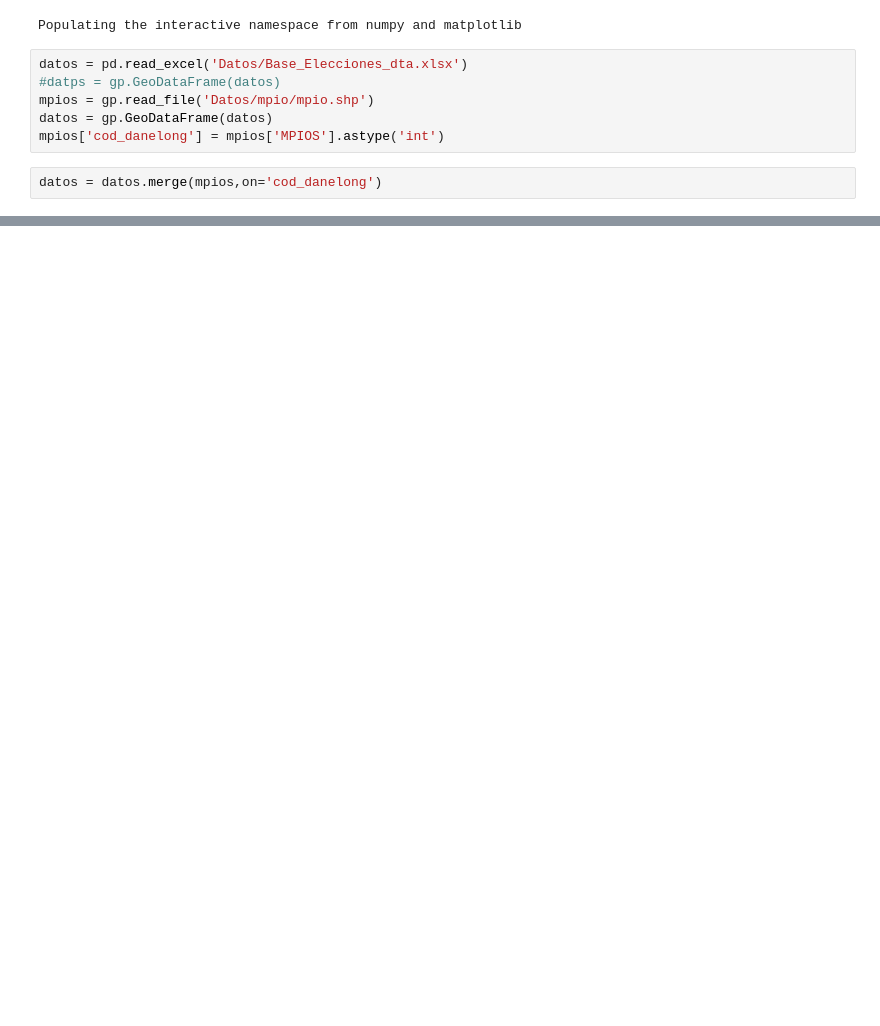
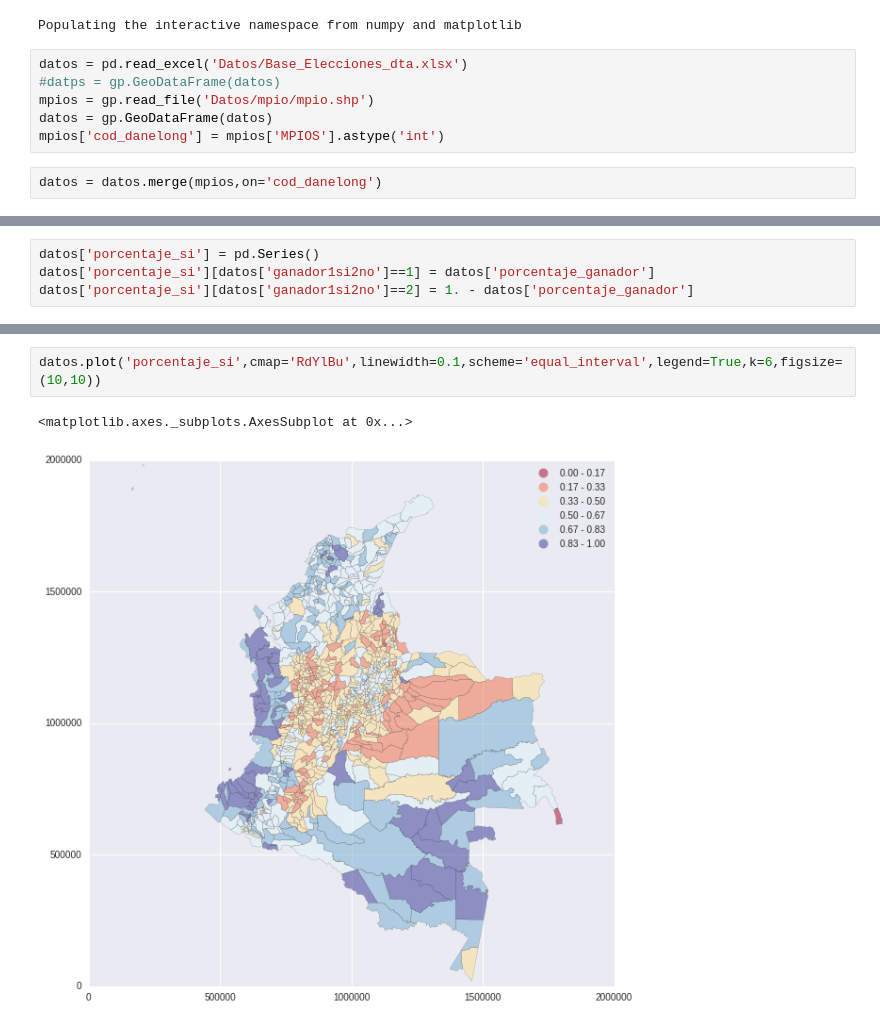
Before and after one commit to sarangof/plebiscito-Colombia, a Jupyter notebook: consolidacion_BDD.ipynb, the cells around one changed output, grey strips where cells are left out. Drawn from its saved outputs; the diff is of its cells as text; blank space fills up the shorter version.

```diff
--- a/consolidacion_BDD.ipynb
+++ b/consolidacion_BDD.ipynb
@@ -41,0 +18,4 @@ datos.head()
+# %%
+datos['porcentaje_si'] = pd.Series()
+datos['porcentaje_si'][datos['ganador1si2no']==1] = datos['porcentaje_ganador']
+datos['porcentaje_si'][datos['ganador1si2no']==2] = 1. - datos['porcentaje_ganador']
@@ -41,0 +31,5 @@ datos.head()
+# %%
+datos.plot('porcentaje_si',cmap='RdYlBu',linewidth=0.1,scheme='equal_interval',legend=True,k=6,figsize=(10,10))
+# %% [output]
+<matplotlib.axes._subplots.AxesSubplot at 0x...>
+[figure, added]
```
Also changed, not shown: parts of 5 cells of this notebook.
